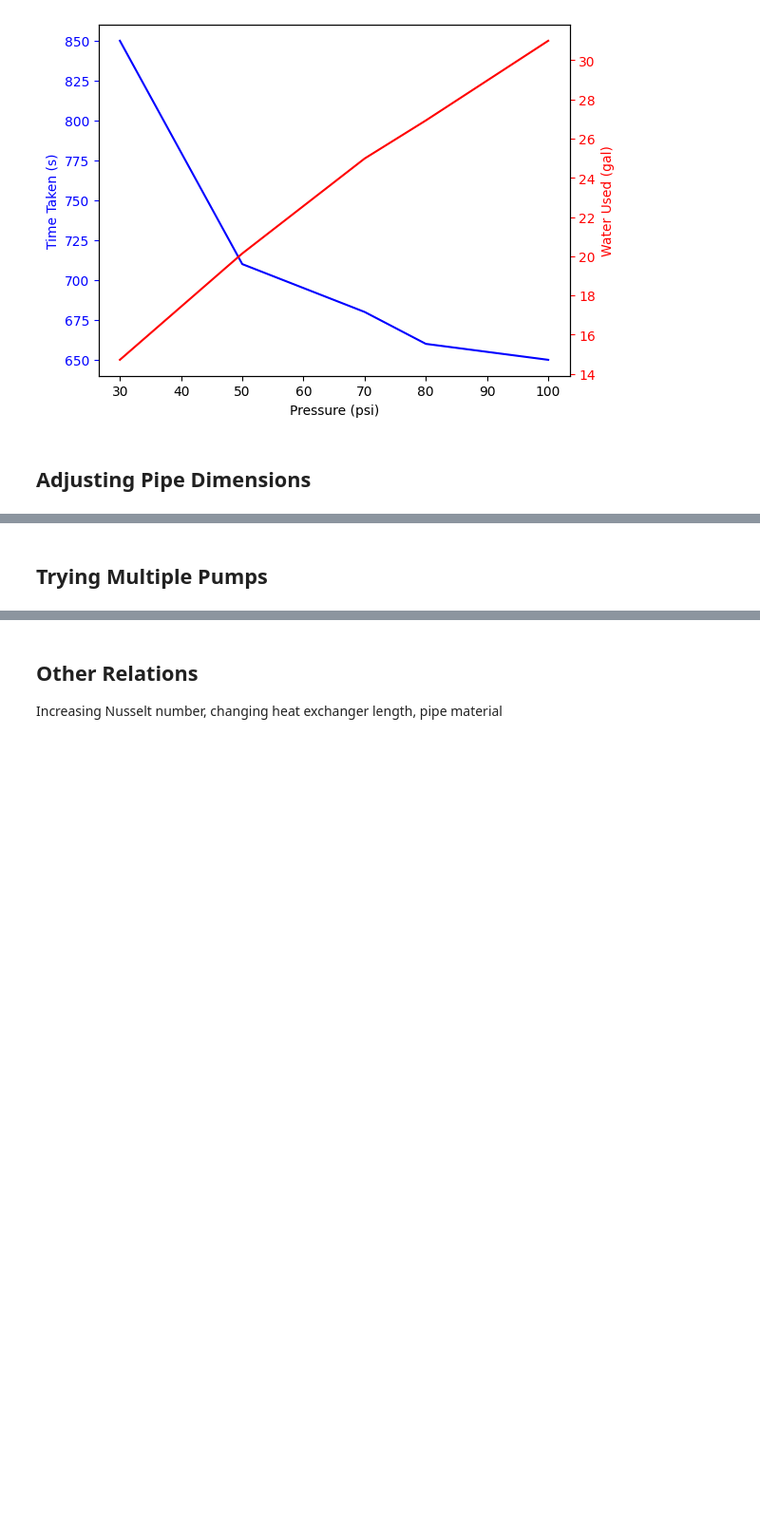
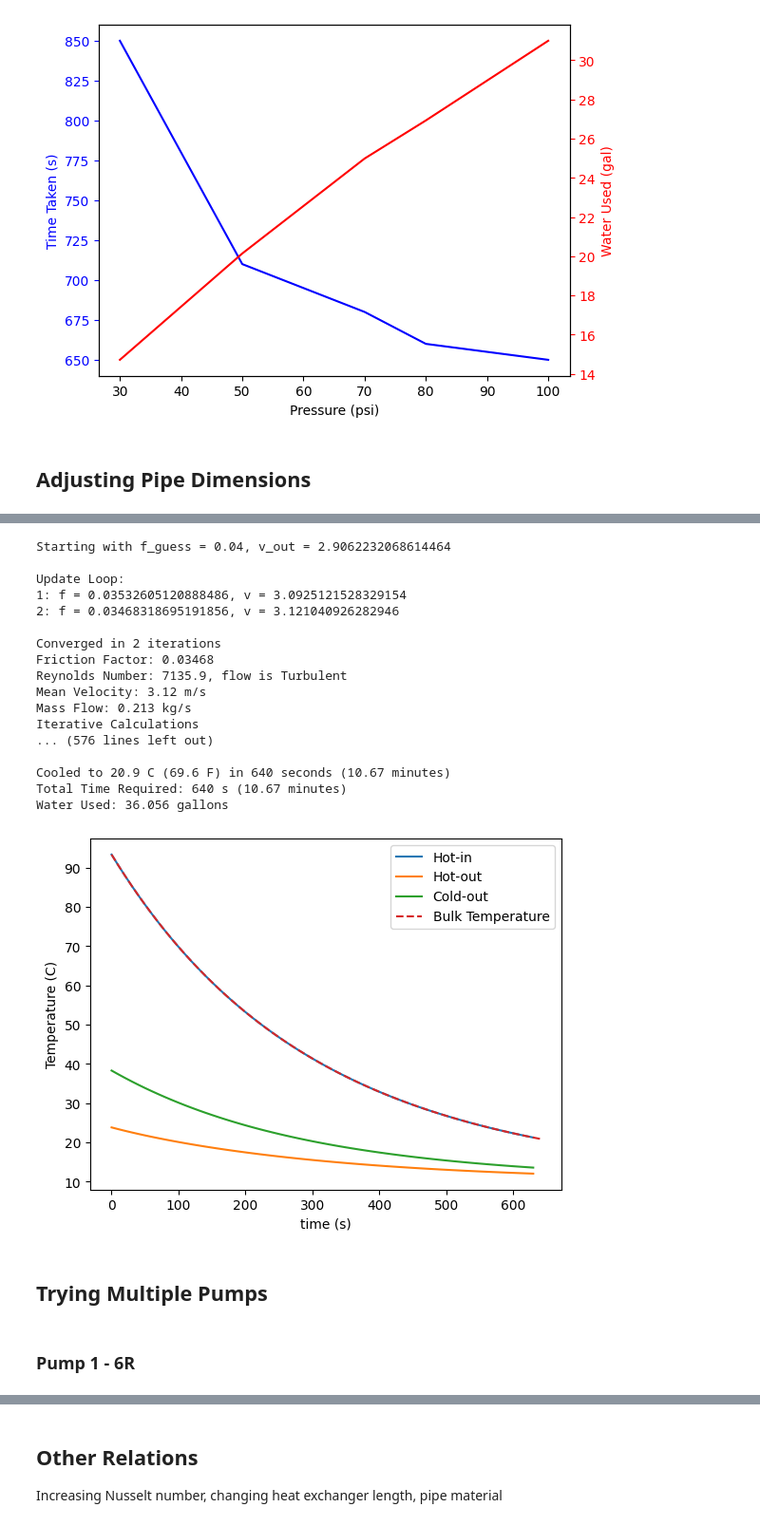
Before and after one commit to Jagardiner97/STAT-6685, a Jupyter notebook: Thermal Fluids Final Project/hxr.ipynb, the cells around one changed output, grey strips where cells are left out. Shown at 95% size. Drawn from its saved outputs; the diff is of its cells as text; code cells hidden in the pictures; blank space fills up the shorter version.

```diff
--- a/Thermal Fluids Final Project/hxr.ipynb
+++ b/Thermal Fluids Final Project/hxr.ipynb
@@ -572,2 +654,37 @@ plt.show()
+# %%
+# increase the diameters
+D_i_large = 1.2  # cm
+D_o_large = 1.6  # cm
+D_i_large = cm_to_m(D_i_large)
+D_o_large = cm_to_m(D_o_large)
+D_h_out = D_o_large - (D_i_large + 2 * thickness)
+A_in = math.pi * (D_i_large ** 2) / 4
+A_out = math.pi * ((D_o_large ** 2) / 4 - ((D_i_large + 2 * thickness) ** 2) / 4)
+
+# Run heat transfer and plotting functions
+m_dot_out, _, _, _ = outer_flow(P_water, 0.04)
+plot_times, hot_temps_in, hot_temps_out, cold_temps_out, wort_temps, time, water_used, q = heat_transfer_loop(10, m_dot_out, pump1)
+plot_stream_temps(plot_times, hot_temps_in, hot_temps_out, cold_temps_out, wort_temps, time)
+# %% [output]
+Starting with f_guess = 0.04, v_out = 2.9062232068614464
+
+Update Loop:
+1: f = 0.03532605120888486, v = 3.0925121528329154
+2: f = 0.03468318695191856, v = 3.121040926282946
+
+Converged in 2 iterations
+Friction Factor: 0.03468
+Reynolds Number: 7135.9, flow is Turbulent
+Mean Velocity: 3.12 m/s
+Mass Flow: 0.213 kg/s
+Iterative Calculations
+... (576 lines left out)
+
+Cooled to 20.9 C (69.6 F) in 640 seconds (10.67 minutes)
+Total Time Required: 640 s (10.67 minutes)
+Water Used: 36.056 gallons
+[figure, added]
 # %% [markdown]
 ## Trying Multiple Pumps
+# %% [markdown]
+### Pump 1 - 6R
```
Also changed, not shown: parts of 22 cells of this notebook.
